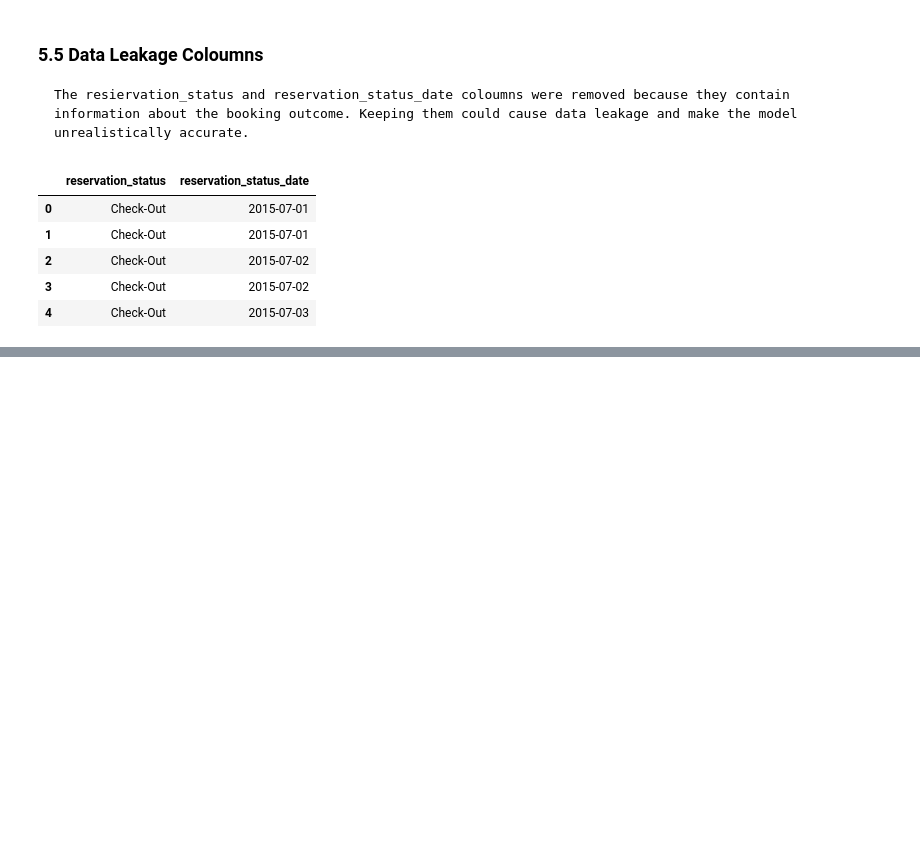
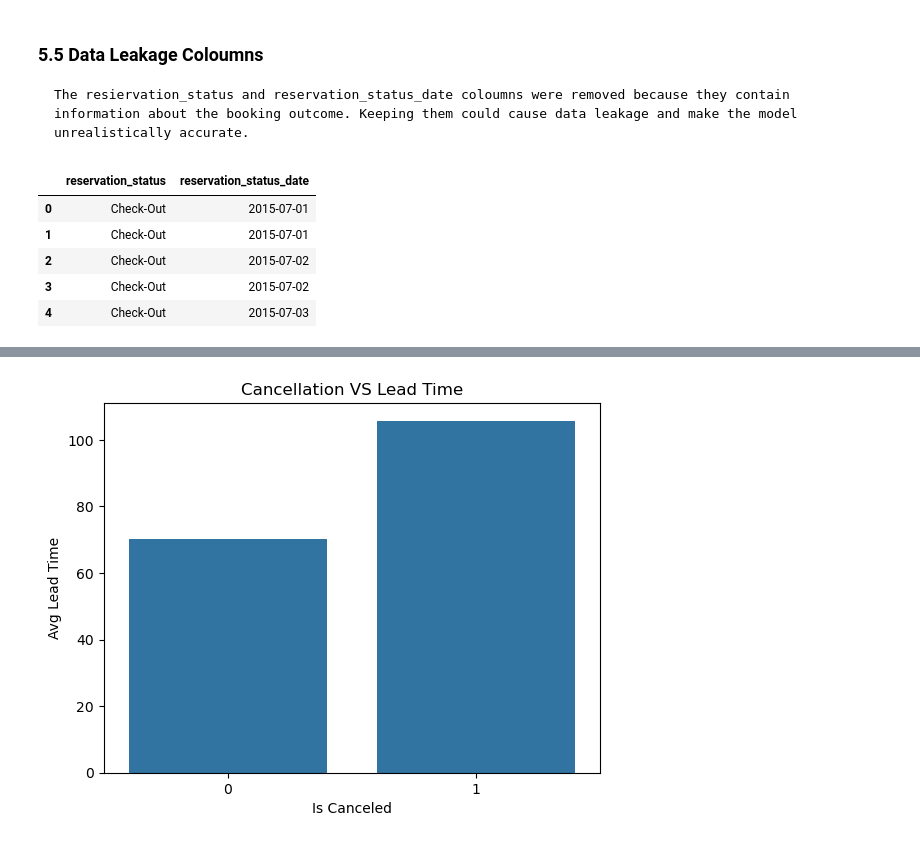
Before and after one commit to ChaitanyaGirase/Hotel_Booking_Cancellation_Prediction, a Jupyter notebook: notebook/hotel_booking_analysis.ipynb, the cells around one changed output, grey strips where cells are left out. Drawn from its saved outputs; the diff is of its cells as text; code cells hidden in the pictures; blank space fills up the shorter version.

```diff
--- a/notebook/hotel_booking_analysis.ipynb
+++ b/notebook/hotel_booking_analysis.ipynb
@@ -183,0 +217,10 @@ df = df.drop(columns=['reservation_status', 'reservation_status_date'])
+# %%
+cl = df.groupby('is_canceled')['lead_time'].mean()
+# %%
+sns.barplot(x= cl.index, y= cl.values )
+plt.title("Cancellation VS Lead Time")
+plt.xlabel("Is Canceled")
+plt.ylabel("Avg Lead Time")
+plt.show()
+# %% [output]
+[figure, added]
```
Also changed, not shown: parts of 35 cells of this notebook, 1 other file.
